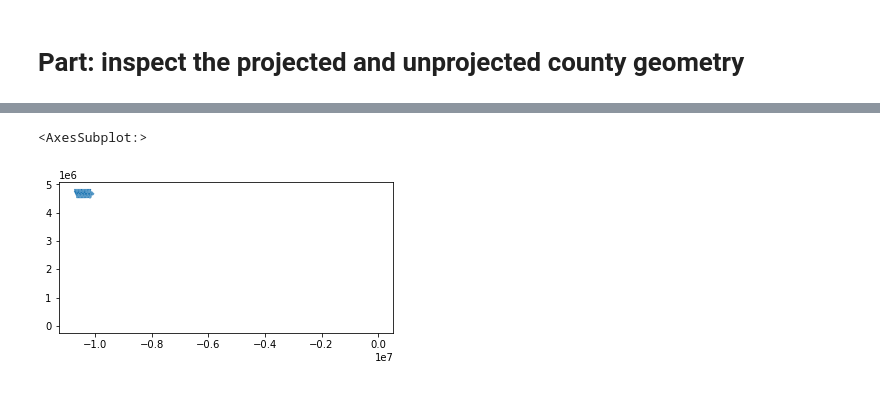
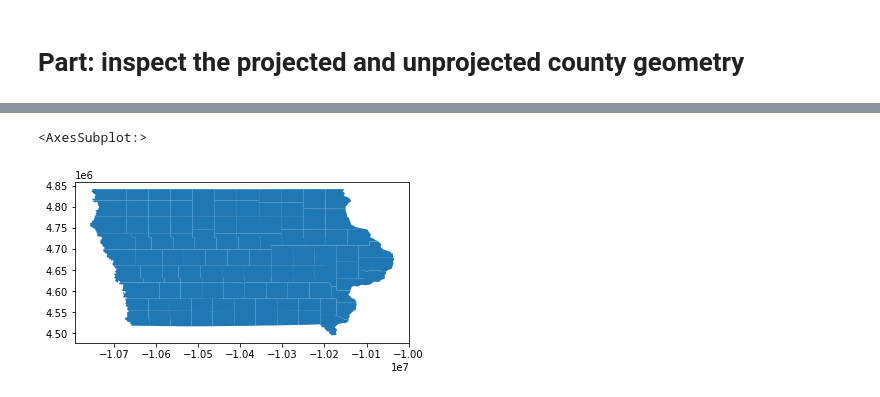
Before and after one commit to rahmanole/CSC585, a Jupyter notebook: project_2/project_2.ipynb, the cells around one changed output, grey strips where cells are left out. Cells and saved outputs as stored; diff of their text form; code cells hidden in the pictures.

```diff
--- a/project_2/project_2.ipynb
+++ b/project_2/project_2.ipynb
@@ -90,6 +75,6 @@ unprojected_counties_IA.head()
 # %% [markdown]
 # Part: compute the area of each county
 # %%
-counties_projeted_gdf = counties_df_final.copy()
+counties_projeted_gdf = counties_gdf_final.copy()
 counties_projeted_gdf['geometry'] = counties_projeted_gdf.geometry.to_crs('epsg:4087')
-counties_projeted_gdf.head()
+counties_projeted_gdf['area'] = counties_projeted_gdf.area
@@ -105,10 +100,7 @@ counties_projeted_gdf.head()
 # %%
 projected_counties_IA = counties_projeted_gdf.loc[counties_projeted_gdf.STATEFP==STATE_FIPS_IA]
+projected_counties_IA.loc[counties_projeted_gdf.STATEFP==STATE_FIPS_IA].plot()
+# %% [output]
+<AxesSubplot:>
+[figure, added]
-# %%
-fig, ax = plt.subplots()
-unprojected_counties_IA.plot(ax=ax)
-projected_counties_IA.loc[counties_projeted_gdf.STATEFP==STATE_FIPS_IA].plot(ax=ax)
-# %% [output]
-<AxesSubplot:>
-[figure, removed]
 # %%
```
Also changed, not shown: parts of 30 cells of this notebook.
